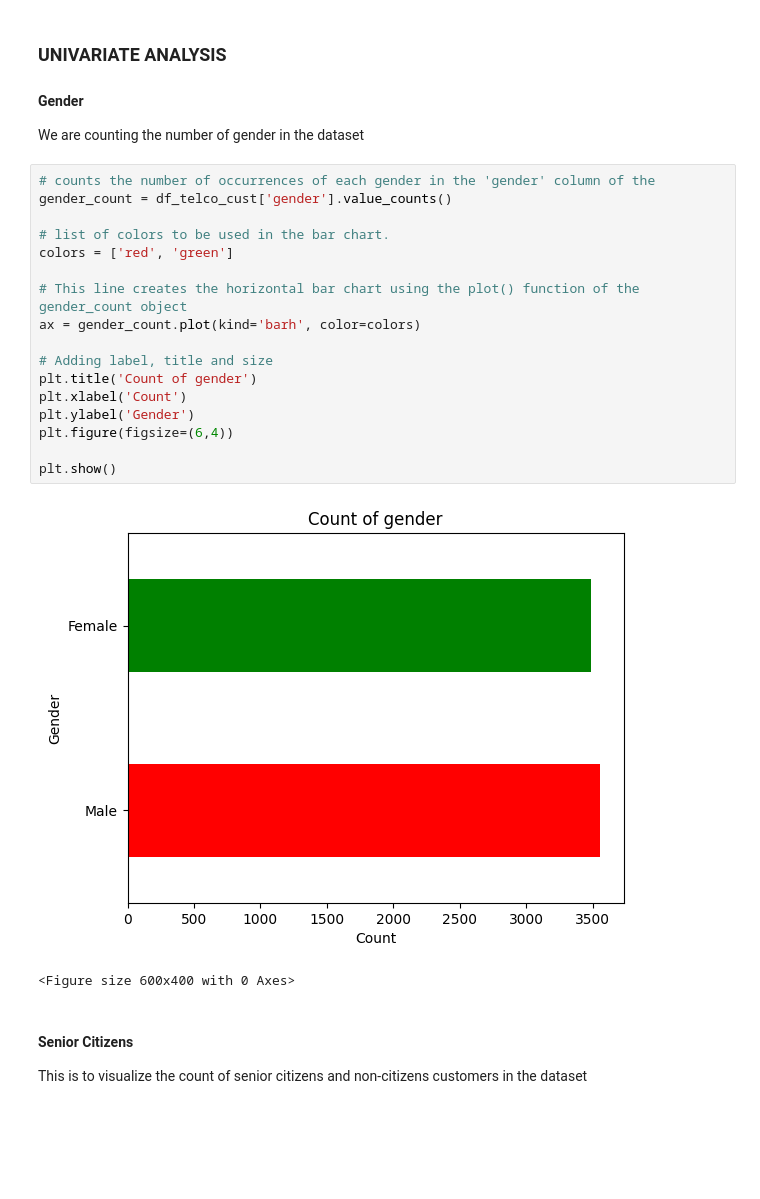
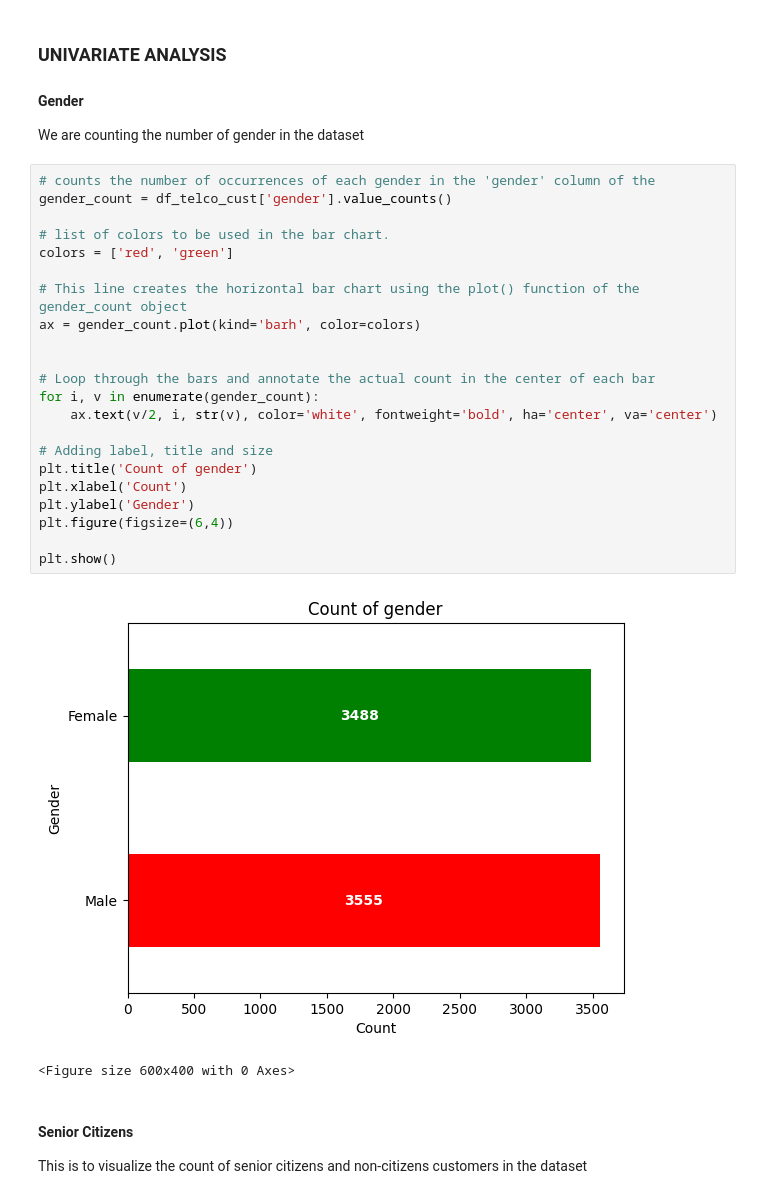
Before and after one commit to Jauloma/GIT_LP3, a Jupyter notebook: Code/Customer Churn_LP3.ipynb, the cells around one changed output. Saved outputs shown, nothing was run; the diff lists cells and outputs as text; blank space fills up the shorter version.

```diff
--- a/Code/Customer Churn_LP3.ipynb
+++ b/Code/Customer Churn_LP3.ipynb
@@ -200,22 +200,27 @@ We are counting the number of gender in the dataset
 # %%
 # counts the number of occurrences of each gender in the 'gender' column of the
 gender_count = df_telco_cust['gender'].value_counts()
 
 # list of colors to be used in the bar chart.
 colors = ['red', 'green']
 
 # This line creates the horizontal bar chart using the plot() function of the gender_count object
 ax = gender_count.plot(kind='barh', color=colors)
 
+
+# Loop through the bars and annotate the actual count in the center of each bar
+for i, v in enumerate(gender_count):
+    ax.text(v/2, i, str(v), color='white', fontweight='bold', ha='center', va='center')
+
 # Adding label, title and size
 plt.title('Count of gender')
 plt.xlabel('Count')
 plt.ylabel('Gender')
 plt.figure(figsize=(6,4))
 
 plt.show()
 # %% [output]
-[figure, old version]
+[figure, new version]
 <Figure size 600x400 with 0 Axes>
 # %% [markdown]
 #### Senior Citizens
```
Also changed, not shown: parts of 8 cells of this notebook.
